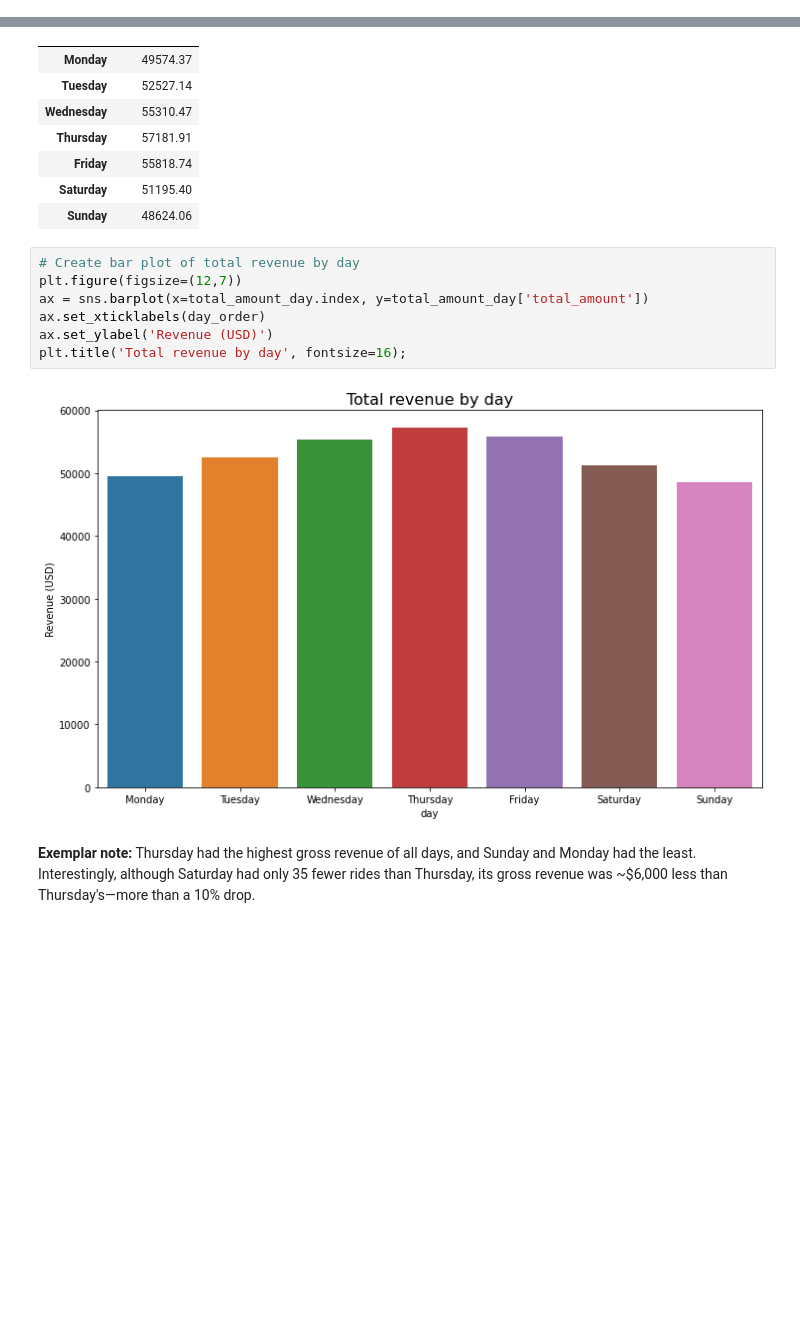
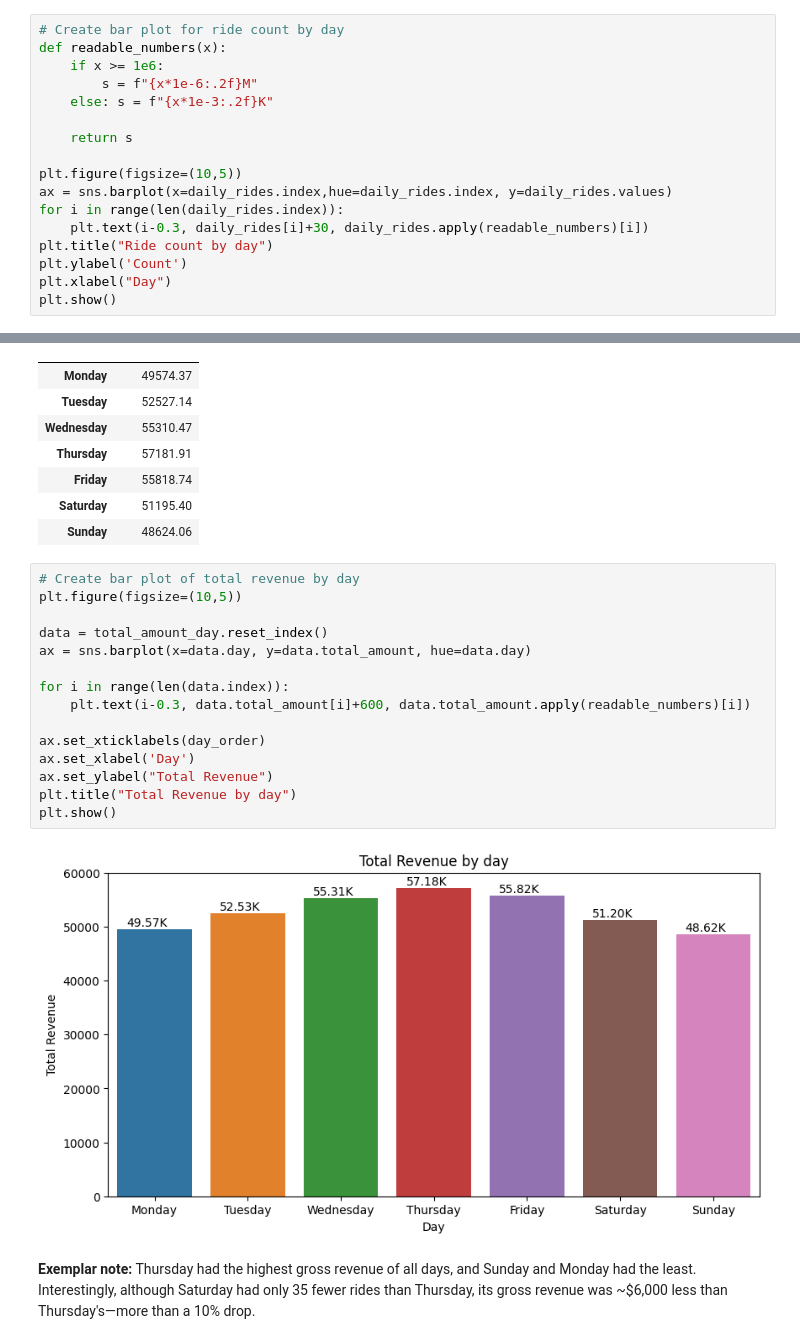
Before and after one commit to RhuthK/PROJECTS, a Jupyter notebook: Automatidata Fare Estiamtion Project/lab/Course 3 Automatidata project lab.ipynb, the cells around one changed output, grey strips where cells are left out. Saved outputs shown, nothing was run; the diff lists cells and outputs as text; blank space fills up the shorter version.

```diff
--- a/Automatidata Fare Estiamtion Project/lab/Course 3 Automatidata project lab.ipynb
+++ b/Automatidata Fare Estiamtion Project/lab/Course 3 Automatidata project lab.ipynb
@@ -479,0 +518,17 @@ plt.title('Ride count by day', fontsize=16);
+# %%
+# Create bar plot for ride count by day
+def readable_numbers(x):
+    if x >= 1e6:
+        s = f"{x*1e-6:.2f}M"
+    else: s = f"{x*1e-3:.2f}K"
+
+    return s
+
+plt.figure(figsize=(10,5))
+ax = sns.barplot(x=daily_rides.index,hue=daily_rides.index, y=daily_rides.values)
+for i in range(len(daily_rides.index)):
+    plt.text(i-0.3, daily_rides[i]+30, daily_rides.apply(readable_numbers)[i])
+plt.title("Ride count by day")
+plt.ylabel('Count')
+plt.xlabel("Day")
+plt.show()
@@ -501,13 +558,21 @@ total_amount_day
 | Sunday | 48624.06 |
 # %%
 # Create bar plot of total revenue by day
-plt.figure(figsize=(12,7))
-ax = sns.barplot(x=total_amount_day.index, y=total_amount_day['total_amount'])
+plt.figure(figsize=(10,5))
+
+data = total_amount_day.reset_index()
+ax = sns.barplot(x=data.day, y=data.total_amount, hue=data.day)
+
+for i in range(len(data.index)):
+    plt.text(i-0.3, data.total_amount[i]+600, data.total_amount.apply(readable_numbers)[i])
+
 ax.set_xticklabels(day_order)
-ax.set_ylabel('Revenue (USD)')
-plt.title('Total revenue by day', fontsize=16);
+ax.set_xlabel('Day')
+ax.set_ylabel("Total Revenue")
+plt.title("Total Revenue by day")
+plt.show()
 # %% [output]
-[figure, old version]
+[figure, new version]
 # %% [markdown]
 **Exemplar note:** Thursday had the highest gross revenue of all days, and Sunday and Monday had the least. Interestingly, although Saturday had only 35 fewer rides than Thursday, its gross revenue was ~$6,000 less than Thursday's&mdash;more than a 10% drop.
 # %% [markdown]
```
Also changed, not shown: parts of 21 cells of this notebook, 1 other file.
